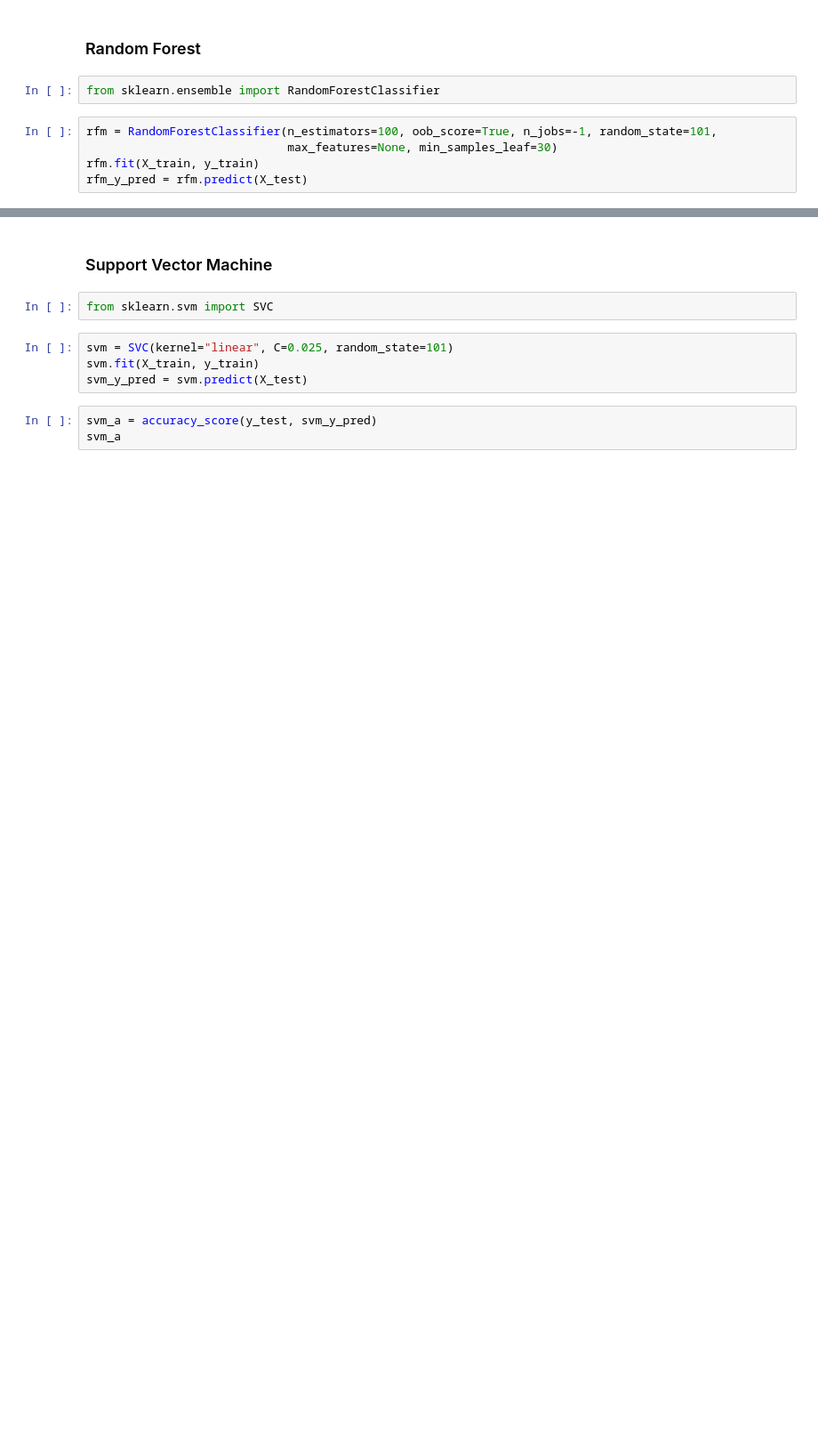
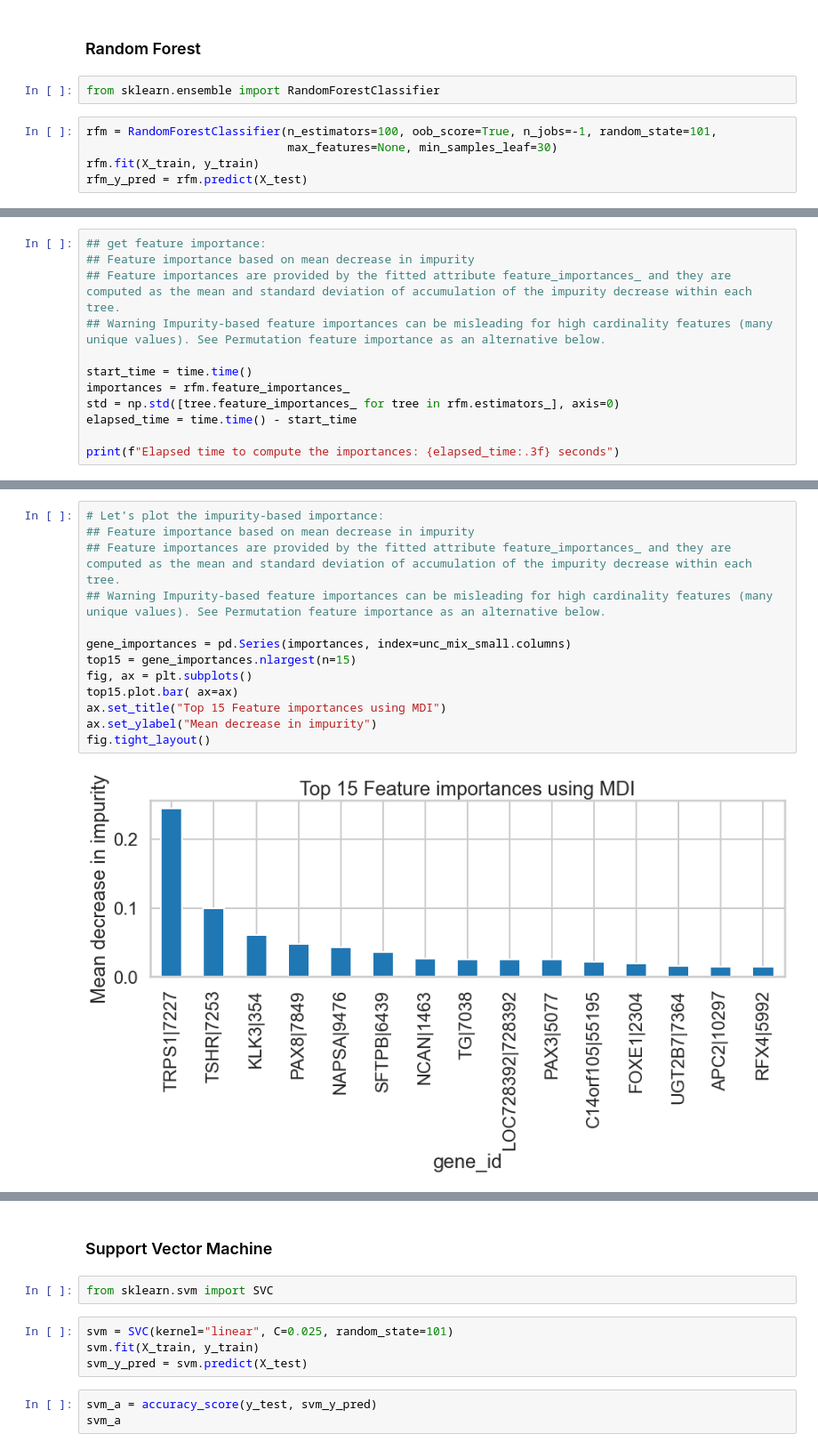
Before and after one commit to ZhanyangZhuSD/UCSD_ML, a Jupyter notebook: GeneExpressionCancerRNA-Seq.ipynb, the cells around one changed output, grey strips where cells are left out. Shown at 89% size. Drawn from its saved outputs; the diff is of its cells as text; blank space fills up the shorter version.

Commit message:
Added classification report and feature importance
Added classification report; and feature importance analysis to identify import genes. Those genes are consistent with scientific findings.

```diff
--- a/GeneExpressionCancerRNA-Seq.ipynb
+++ b/GeneExpressionCancerRNA-Seq.ipynb
@@ -416,0 +502,12 @@ array([[121,   0,   0,   0,   0,   0,   0,   0],
+# %%
+## get feature importance:
+## Feature importance based on mean decrease in impurity
+## Feature importances are provided by the fitted attribute feature_importances_ and they are computed as the mean and standard deviation of accumulation of the impurity decrease within each tree.
+## Warning Impurity-based feature importances can be misleading for high cardinality features (many unique values). See Permutation feature importance as an alternative below.
+
+start_time = time.time()
+importances = rfm.feature_importances_
+std = np.std([tree.feature_importances_ for tree in rfm.estimators_], axis=0)
+elapsed_time = time.time() - start_time
+
+print(f"Elapsed time to compute the importances: {elapsed_time:.3f} seconds")
@@ -416,0 +516,15 @@ array([[121,   0,   0,   0,   0,   0,   0,   0],
+# %%
+# Let’s plot the impurity-based importance:
+## Feature importance based on mean decrease in impurity
+## Feature importances are provided by the fitted attribute feature_importances_ and they are computed as the mean and standard deviation of accumulation of the impurity decrease within each tree.
+## Warning Impurity-based feature importances can be misleading for high cardinality features (many unique values). See Permutation feature importance as an alternative below.
+
+gene_importances = pd.Series(importances, index=unc_mix_small.columns)
+top15 = gene_importances.nlargest(n=15)
+fig, ax = plt.subplots()
+top15.plot.bar( ax=ax)
+ax.set_title("Top 15 Feature importances using MDI")
+ax.set_ylabel("Mean decrease in impurity")
+fig.tight_layout()
+# %% [output]
+[figure, added]
```
Also changed, not shown: parts of 39 cells of this notebook.
